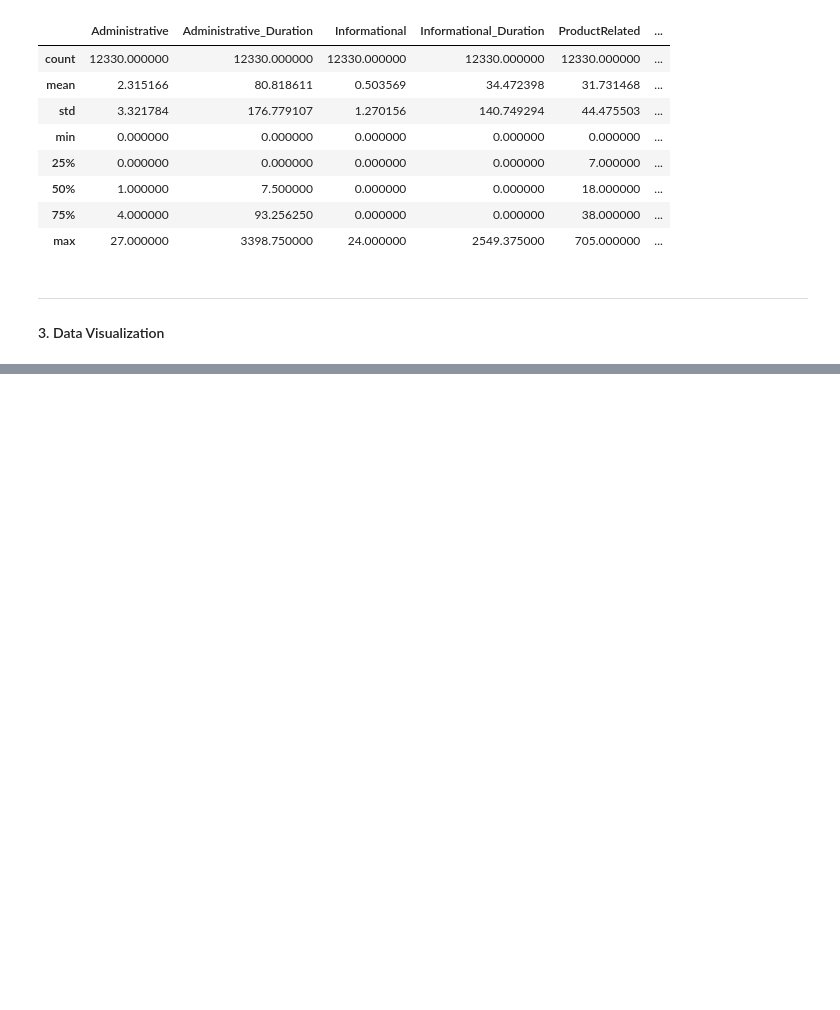
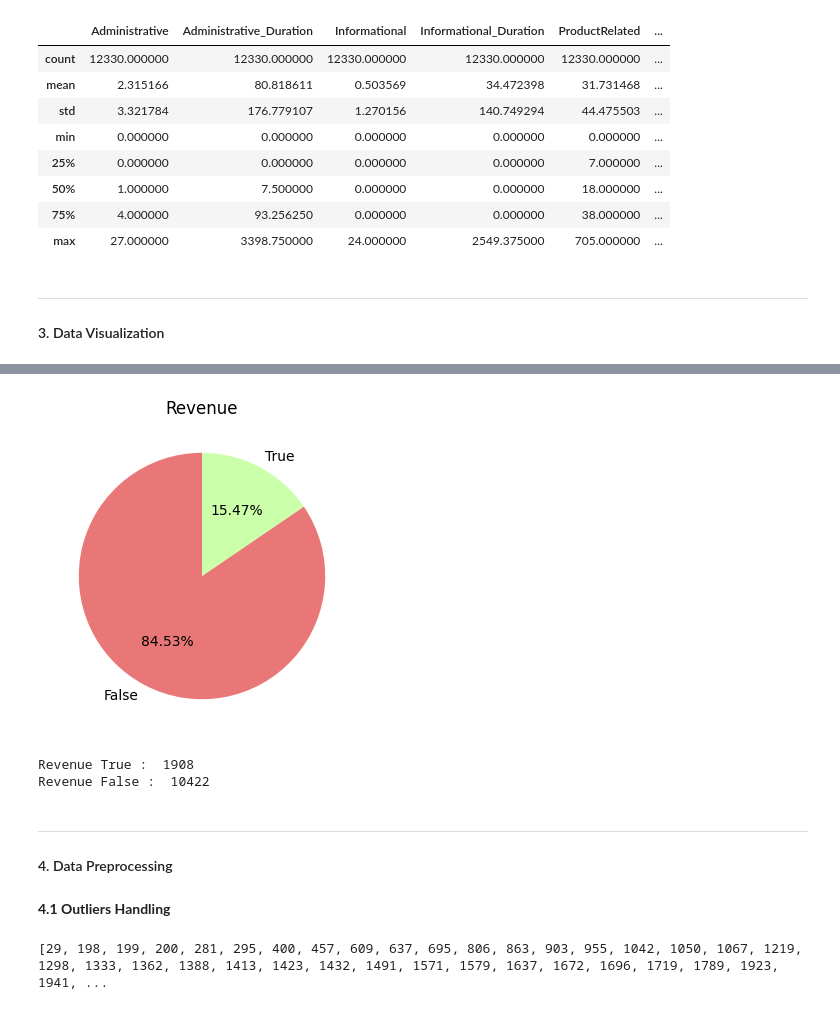
Before and after one commit to LintangWisesa/PDB_MTI_UI_Lab1_K6, a Jupyter notebook: Online Shoppers Intention.ipynb, the cells around one changed output, grey strips where cells are left out. Drawn from its saved outputs; the diff is of its cells as text; code cells hidden in the pictures; blank space fills up the shorter version.

```diff
--- a/Online Shoppers Intention.ipynb
+++ b/Online Shoppers Intention.ipynb
@@ -134,0 +142,19 @@ plt.show()
+# %%
+fig, ax1 = plt.subplots(1, 1, figsize=(10, 4))
+ax1.set_title("Revenue")
+ax1.pie(shop['Revenue'].value_counts(), labels=shop['Revenue'].value_counts().index, autopct='%.2f%%', startangle=90, colors=['#E97777','#CBFFA9'])
+plt.show()
+# %% [output]
+[figure, added]
+# %%
+print('Revenue True : ', shop['Revenue'].value_counts()[True])
+print('Revenue False : ', shop['Revenue'].value_counts()[False])
+# %% [output]
+Revenue True :  1908
+Revenue False :  10422
+# %% [markdown]
+<hr>
+
+#### 4. Data Preprocessing
+# %% [markdown]
+**4.1 Outliers Handling**
@@ -134,0 +172,4 @@ plt.show()
+# %%
+print(getOutliersIndex(shop['PageValues']))
+# %% [output]
+[29, 198, 199, 200, 281, 295, 400, 457, 609, 637, 695, 806, 863, 903, 955, 1042, 1050, 1067, 1219, 1298, 1333, 1362, 1388, 1413, 1423, 1432, 1491, 1571, 1579, 1637, 1672, 1696, 1719, 1789, 1923, 1941, ...
```
Also changed, not shown: parts of 10 cells of this notebook.
